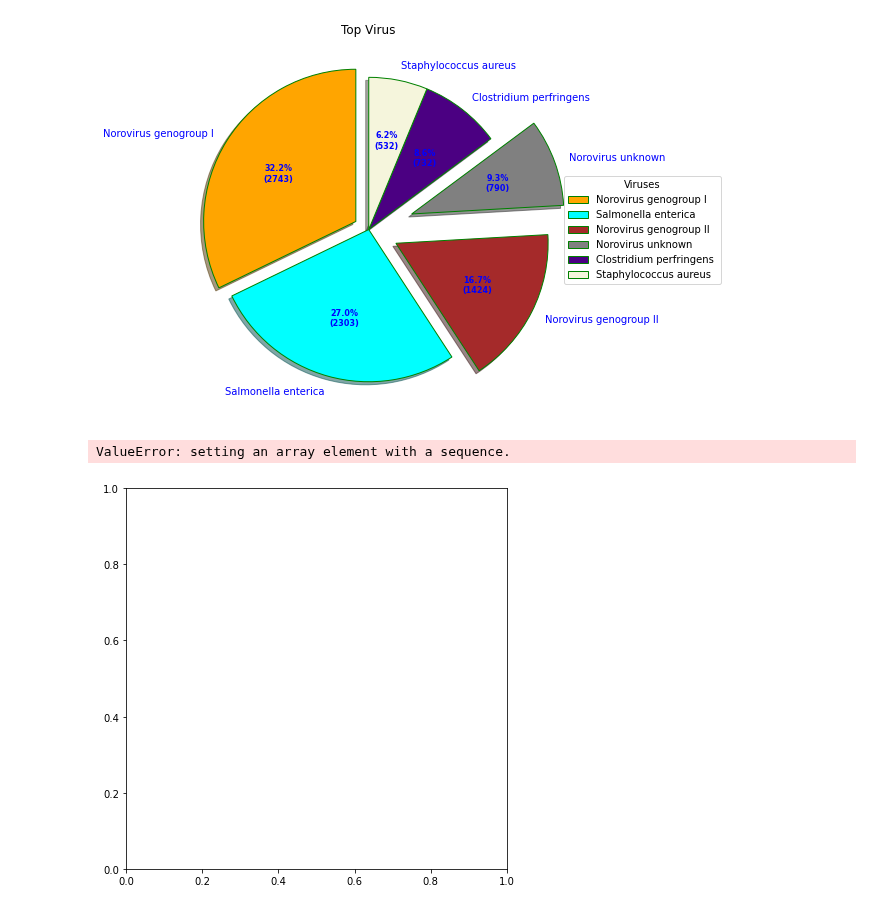
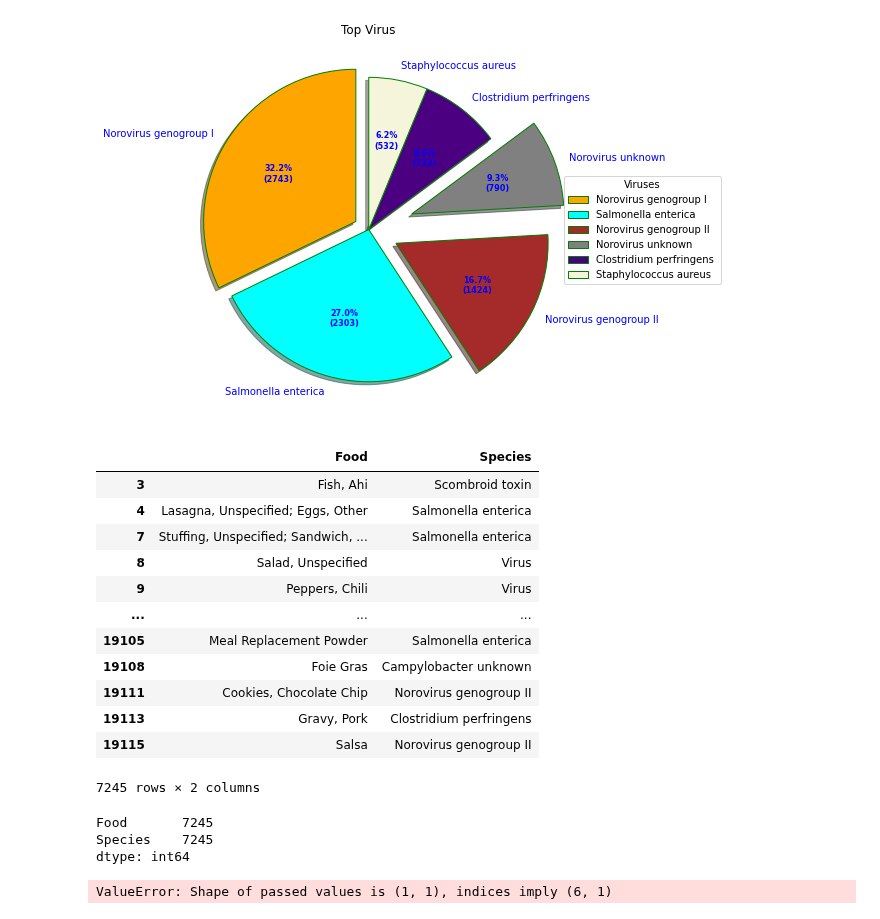
Before and after one commit to DINHC/foodborneillness, a Jupyter notebook: Foodborne_illness.ipynb, the cells around one changed output. Saved outputs shown, nothing was run; the diff lists cells and outputs as text; code cells hidden in the pictures.

```diff
--- a/Foodborne_illness.ipynb
+++ b/Foodborne_illness.ipynb
@@ -193,10 +207,12 @@ plt.show
 <function matplotlib.pyplot.show(*args, **kw)>
 [figure]
 # %%
-viruses = ['Norovirus genogroup I', 'Salmonella enterica', 'Norovirus genogroup II','Norovirus unknown','Clostridium perfringens ', 'Staphylococcus aureus ']
-foodtype = ['Multiple Foods', 'Oysters, Raw', 'Ground Beef, Hamburger', 'Salad, Unspecified', 'Chicken, Unspecified' ,'Sandwich, Submarine']
-data = food_df, virus_df
+# viruses = ['Norovirus genogroup I', 'Salmonella enterica', 'Norovirus genogroup II','Norovirus unknown','Clostridium perfringens ', 'Staphylococcus aureus ']
+# foodtype = ['Multiple Foods', 'Oysters, Raw', 'Ground Beef, Hamburger', 'Salad, Unspecified', 'Chicken, Unspecified' ,'Sandwich, Submarine']
+# data = food_df
 
+viruses = virus_df
+foodtype = food_df
 explode = (0.1, 0.0, 0.2, 0.3, 0.0, 0.0)
 
 colors = ( "orange", "cyan", "brown",
@@ -217,13 +233,11 @@ wedges, texts, autotexts = ax.pie(data,
                                   startangle = 90,
                                   wedgeprops = wp,
                                   textprops = dict(color ="Blue"))
-ax.legend(wedges, viruses,
+ax.legend(wedges, viruses, foodtype,
           title ="Virus and Food",
           loc ="center left",
           bbox_to_anchor =(1, 0, 0.5, 1))
 
 plt.setp(autotexts, size = 8, weight ="bold")
 ax.set_title("Virus and Food")
+plt.show
-# %% [output]
-ValueError: setting an array element with a sequence.
-[figure, removed]
@@ -229,0 +246,23 @@ ValueError: setting an array element with a sequence.
+# %%
+foodvirus= outbreaks_df[['Food','Species']].dropna()
+foodvirus
+# %% [output]
+|  | Food | Species |
+| 3 | Fish, Ahi | Scombroid toxin |
+| 4 | Lasagna, Unspecified; Eggs, Other | Salmonella enterica |
+| 7 | Stuffing, Unspecified; Sandwich, ... | Salmonella enterica |
+| 8 | Salad, Unspecified | Virus |
+| 9 | Peppers, Chili | Virus |
+| ... | ... | ... |
+| 19105 | Meal Replacement Powder | Salmonella enterica |
+| 19108 | Foie Gras | Campylobacter unknown |
+| 19111 | Cookies, Chocolate Chip | Norovirus genogroup II |
+| 19113 | Gravy, Pork | Clostridium perfringens |
+| 19115 | Salsa | Norovirus genogroup II |
+7245 rows × 2 columns
+# %%
+foodvirus.count()
+# %% [output]
+Food       7245
+Species    7245
+dtype: int64
@@ -229,0 +272,6 @@ ValueError: setting an array element with a sequence.
+# %%
+foodvirus = pd.DataFrame((['Food']),
+index = (['Norovirus genogroup I', 'Salmonella enterica', 'Norovirus genogroup II','Norovirus unknown','Clostridium perfringens ', 'Staphylococcus aureus ']))
+foodvirus = foodvirus.plot.pie(y = 'Food', figsize=(5,5))
+# %% [output]
+ValueError: Shape of passed values is (1, 1), indices imply (6, 1)
```
Also changed, not shown: parts of 7 cells of this notebook.
